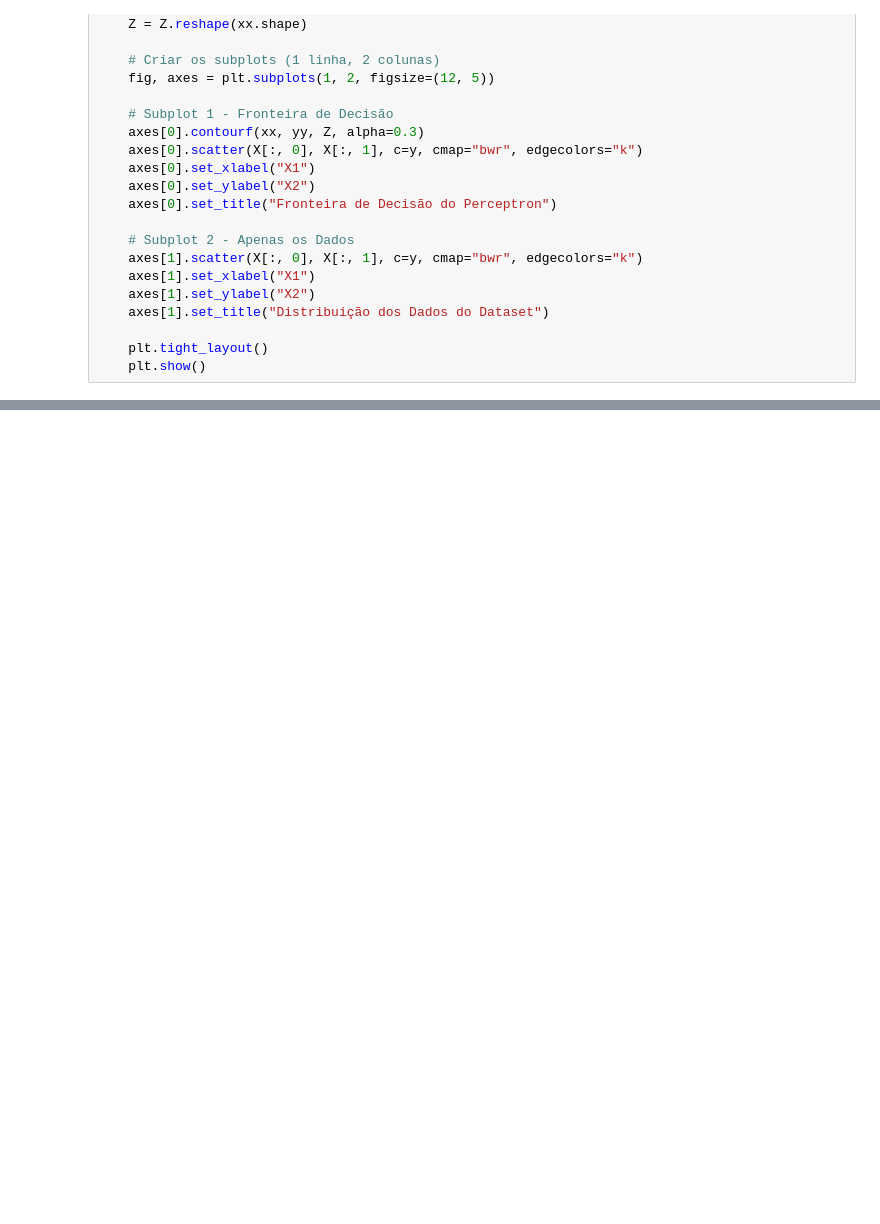
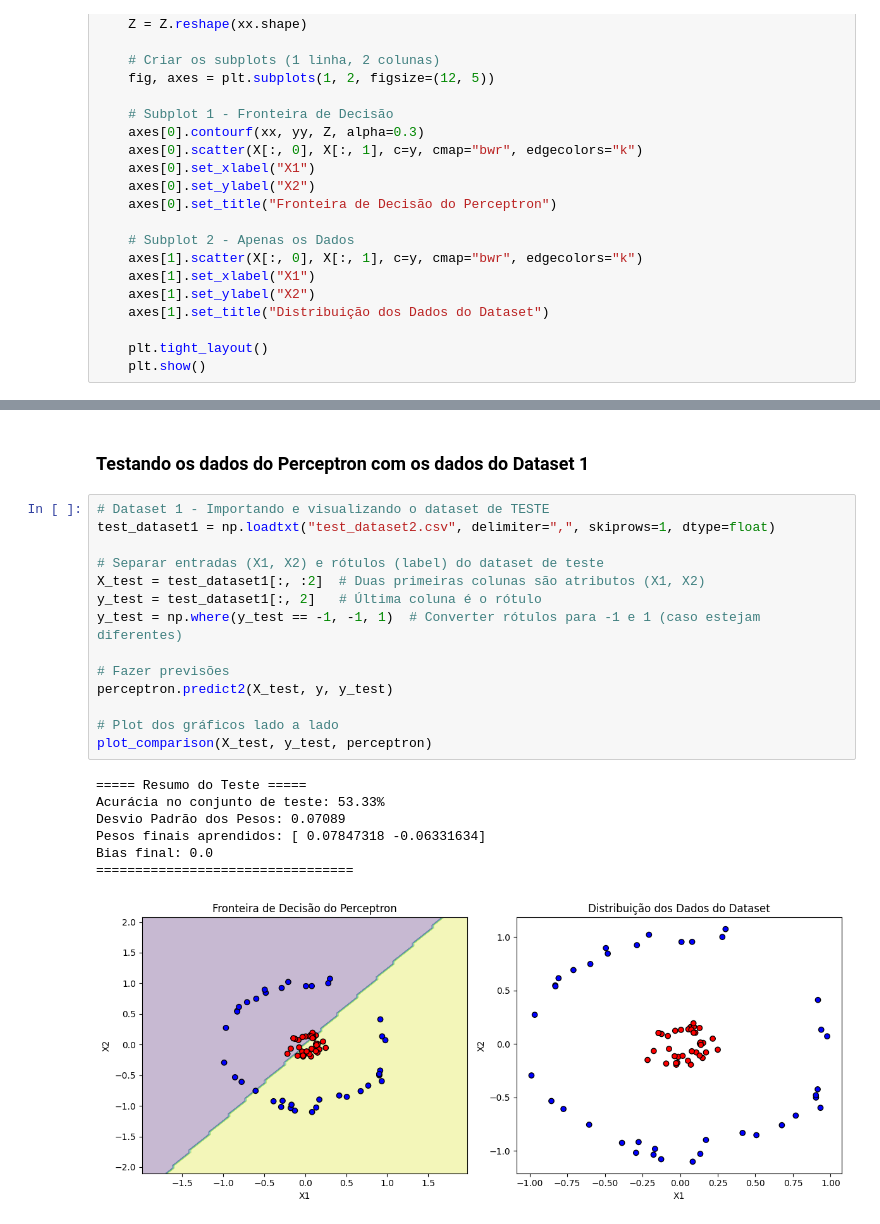
Before and after one commit to leoantoniassi/aprendizagem-de-maquina, a Jupyter notebook: Aula 9/perceptron.ipynb, the cells around one changed output, grey strips where cells are left out. Saved outputs shown, nothing was run; the diff lists cells and outputs as text; blank space fills up the shorter version.

```diff
--- a/Aula 9/perceptron.ipynb
+++ b/Aula 9/perceptron.ipynb
@@ -216,0 +199,24 @@ NameError: name 'Perceptron' is not defined
+# %% [markdown]
+### Testando os dados do Perceptron com os dados do Dataset 1
+# %%
+# Dataset 1 - Importando e visualizando o dataset de TESTE
+test_dataset1 = np.loadtxt("test_dataset2.csv", delimiter=",", skiprows=1, dtype=float)
+
+# Separar entradas (X1, X2) e rótulos (label) do dataset de teste
+X_test = test_dataset1[:, :2]  # Duas primeiras colunas são atributos (X1, X2)
+y_test = test_dataset1[:, 2]   # Última coluna é o rótulo
+y_test = np.where(y_test == -1, -1, 1)  # Converter rótulos para -1 e 1 (caso estejam diferentes)
+
+# Fazer previsões
+perceptron.predict2(X_test, y, y_test)
+
+# Plot dos gráficos lado a lado
+plot_comparison(X_test, y_test, perceptron)
+# %% [output]
+===== Resumo do Teste =====
+Acurácia no conjunto de teste: 53.33%
+Desvio Padrão dos Pesos: 0.07089
+Pesos finais aprendidos: [ 0.07847318 -0.06331634]
+Bias final: 0.0
+=================================
+[figure, added]
```
Also changed, not shown: parts of 17 cells of this notebook.
